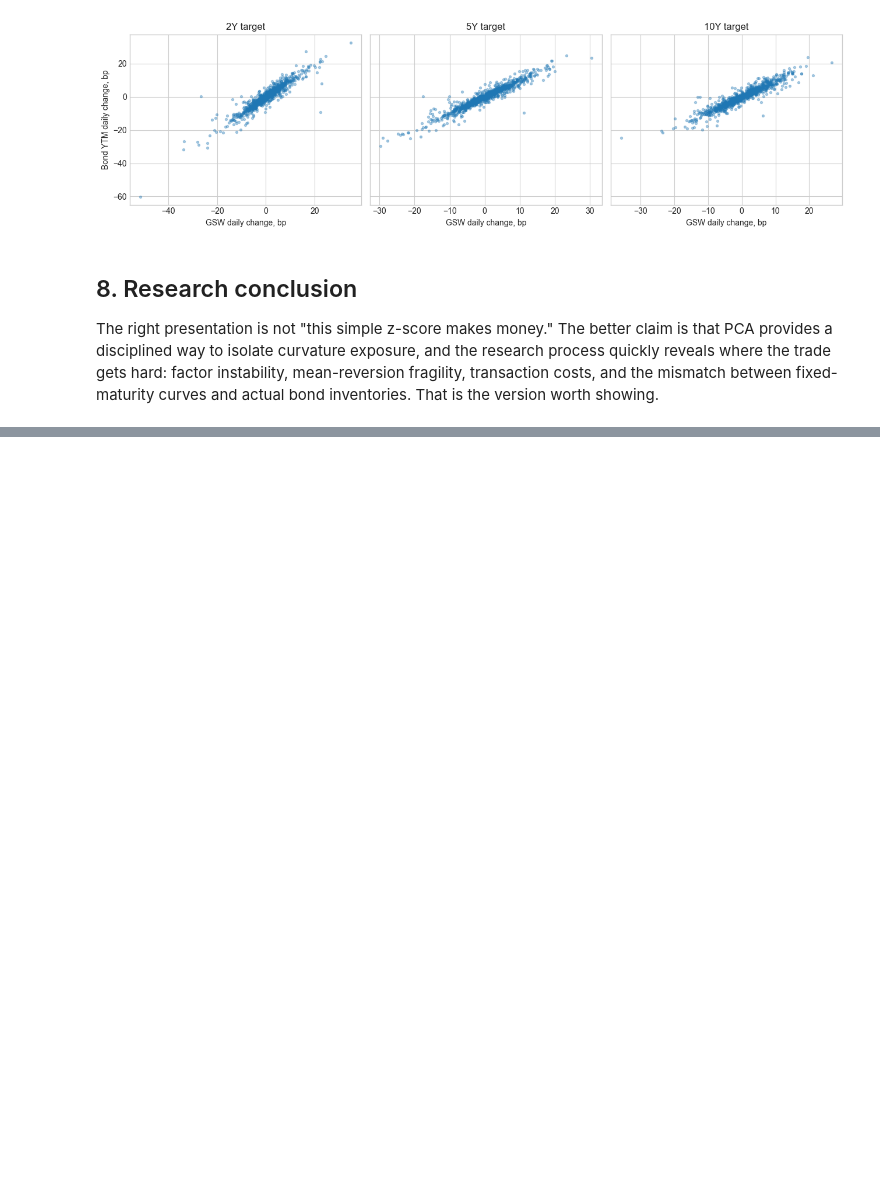
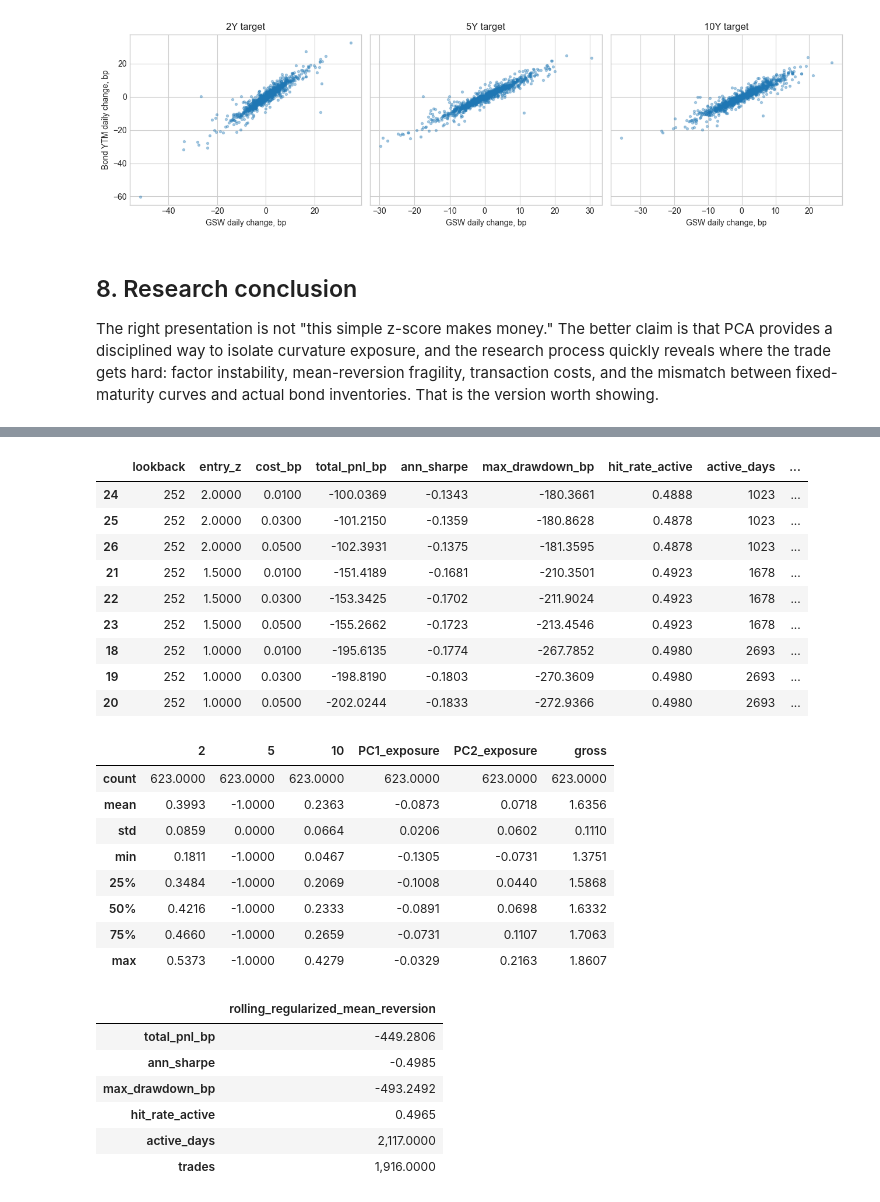
Before and after one commit to dhruvk1432/Fixed_Income_Project, a Jupyter notebook: Treasury_PCA_Butterfly_Relative_Value.ipynb, the cells around one changed output, grey strips where cells are left out. Drawn from its saved outputs; the diff is of its cells as text; code cells hidden in the pictures; blank space fills up the shorter version.

```diff
--- a/Treasury_PCA_Butterfly_Relative_Value.ipynb
+++ b/Treasury_PCA_Butterfly_Relative_Value.ipynb
@@ -387,0 +460,50 @@ worth showing.
+# %%
+grid = strategy_grid(regularized_spread, carry=regularized_carry)
+display(grid.head(9).round(4))
+
+rolling_regularized_weights = monthly_regularized_weights(
+    yields_bp,
+    window=756,
+    gross_cap=3.0,
+    ridge=0.10,
+    turnover_penalty=0.05,
+)
+rolling_regularized_spread = spread_from_weight_history(yields_bp, rolling_regularized_weights)
+rolling_regularized_carry = rolldown_spread(yields_bp, rolling_regularized_weights, horizon_days=21)
+rolling_regularized_z = robust_zscore(rolling_regularized_spread, lookback=126)
+rolling_regularized_mr_bt = enhanced_relative_value_backtest(
+    rolling_regularized_spread,
+    rolling_regularized_z,
+    carry=rolling_regularized_carry,
+    config=rv_config,
+)
+
+display(rolling_regularized_weights[[2, 5, 10, "PC1_exposure", "PC2_exposure", "gross"]].describe().round(4))
+display(pd.Series(performance_stats(rolling_regularized_mr_bt), name="rolling_regularized_mean_reversion").to_frame())
+# %% [output]
+|  | lookback | entry_z | cost_bp | total_pnl_bp | ann_sharpe | max_drawdown_bp | hit_rate_active | active_days | ... |
+| 24 | 252 | 2.0000 | 0.0100 | -100.0369 | -0.1343 | -180.3661 | 0.4888 | 1023 | ... |
+| 25 | 252 | 2.0000 | 0.0300 | -101.2150 | -0.1359 | -180.8628 | 0.4878 | 1023 | ... |
+| 26 | 252 | 2.0000 | 0.0500 | -102.3931 | -0.1375 | -181.3595 | 0.4878 | 1023 | ... |
+| 21 | 252 | 1.5000 | 0.0100 | -151.4189 | -0.1681 | -210.3501 | 0.4923 | 1678 | ... |
+| 22 | 252 | 1.5000 | 0.0300 | -153.3425 | -0.1702 | -211.9024 | 0.4923 | 1678 | ... |
+| 23 | 252 | 1.5000 | 0.0500 | -155.2662 | -0.1723 | -213.4546 | 0.4923 | 1678 | ... |
+| 18 | 252 | 1.0000 | 0.0100 | -195.6135 | -0.1774 | -267.7852 | 0.4980 | 2693 | ... |
+| 19 | 252 | 1.0000 | 0.0300 | -198.8190 | -0.1803 | -270.3609 | 0.4980 | 2693 | ... |
+| 20 | 252 | 1.0000 | 0.0500 | -202.0244 | -0.1833 | -272.9366 | 0.4980 | 2693 | ... |
+|  | 2 | 5 | 10 | PC1_exposure | PC2_exposure | gross |
+| count | 623.0000 | 623.0000 | 623.0000 | 623.0000 | 623.0000 | 623.0000 |
+| mean | 0.3993 | -1.0000 | 0.2363 | -0.0873 | 0.0718 | 1.6356 |
+| std | 0.0859 | 0.0000 | 0.0664 | 0.0206 | 0.0602 | 0.1110 |
+| min | 0.1811 | -1.0000 | 0.0467 | -0.1305 | -0.0731 | 1.3751 |
+| 25% | 0.3484 | -1.0000 | 0.2069 | -0.1008 | 0.0440 | 1.5868 |
+| 50% | 0.4216 | -1.0000 | 0.2333 | -0.0891 | 0.0698 | 1.6332 |
+| 75% | 0.4660 | -1.0000 | 0.2659 | -0.0731 | 0.1107 | 1.7063 |
+| max | 0.5373 | -1.0000 | 0.4279 | -0.0329 | 0.2163 | 1.8607 |
+|  | rolling_regularized_mean_reversion |
+| total_pnl_bp | -449.2806 |
+| ann_sharpe | -0.4985 |
+| max_drawdown_bp | -493.2492 |
+| hit_rate_active | 0.4965 |
+| active_days | 2,117.0000 |
+| trades | 1,916.0000 |
```
Also changed, not shown: parts of 4 cells of this notebook, 10 other files.
